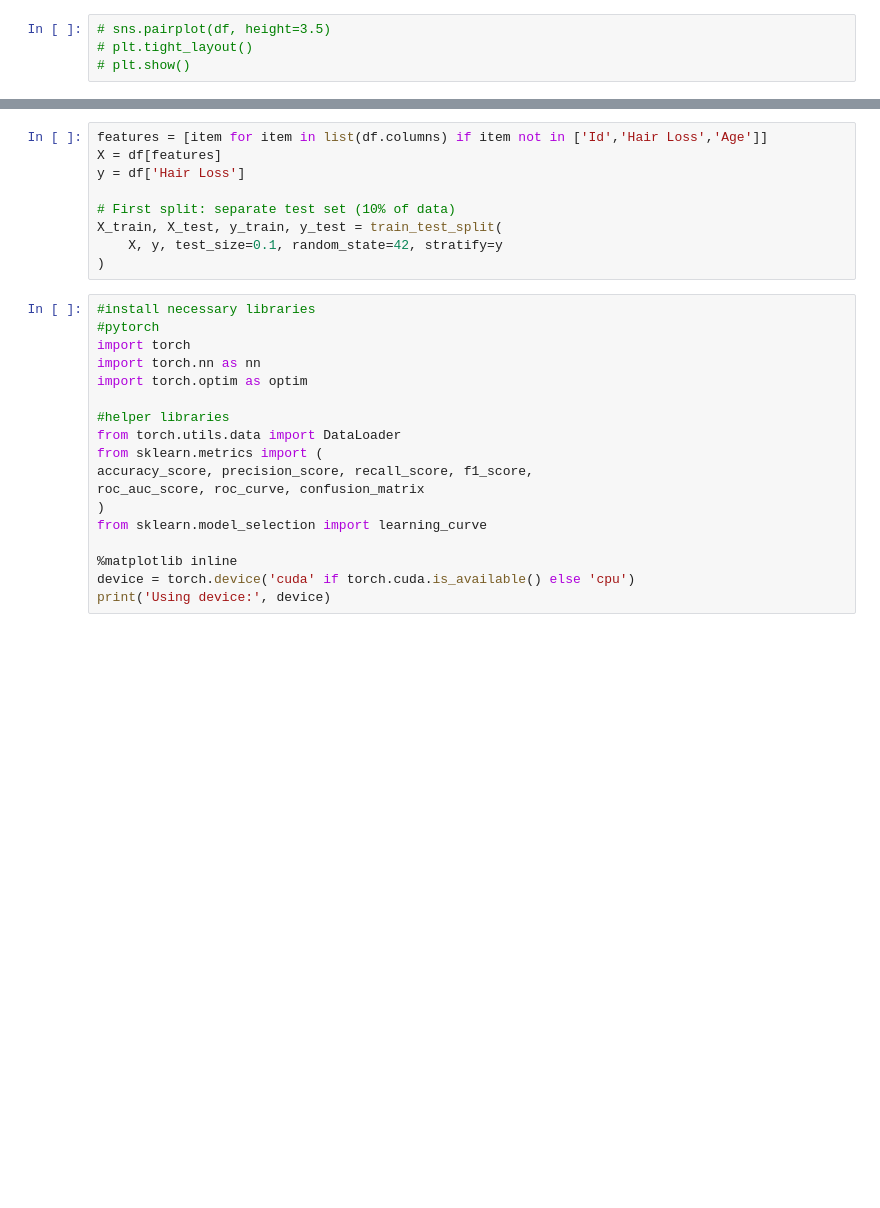
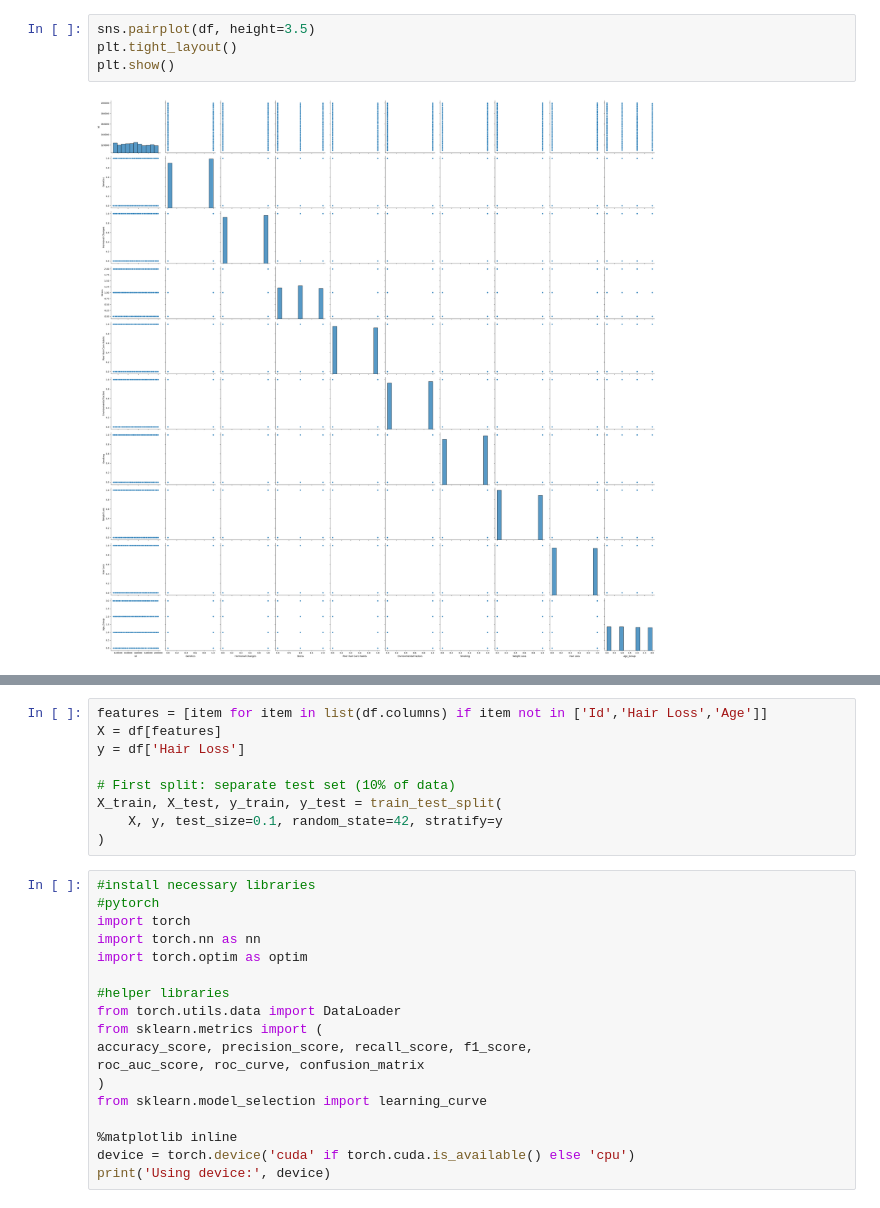
Before and after one commit to timnd08/hair-health-model, a Jupyter notebook: main_nn.ipynb, the cells around one changed output, grey strips where cells are left out. Saved outputs shown, nothing was run; the diff lists cells and outputs as text; blank space fills up the shorter version.

```diff
--- a/main_nn.ipynb
+++ b/main_nn.ipynb
@@ -96,5 +141,7 @@
 # %%
-# sns.pairplot(df, height=3.5)
-# plt.tight_layout()
-# plt.show()
+sns.pairplot(df, height=3.5)
+plt.tight_layout()
+plt.show()
+# %% [output]
+[figure, added]
 # %%
```
Also changed, not shown: parts of 16 cells of this notebook.
